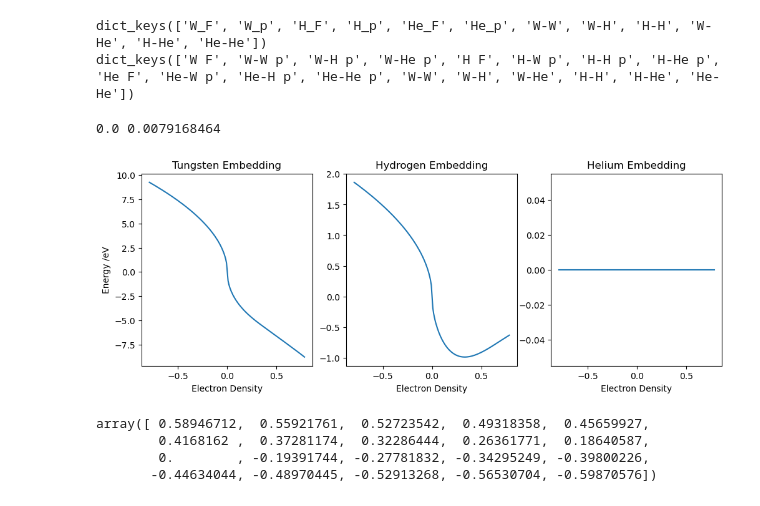
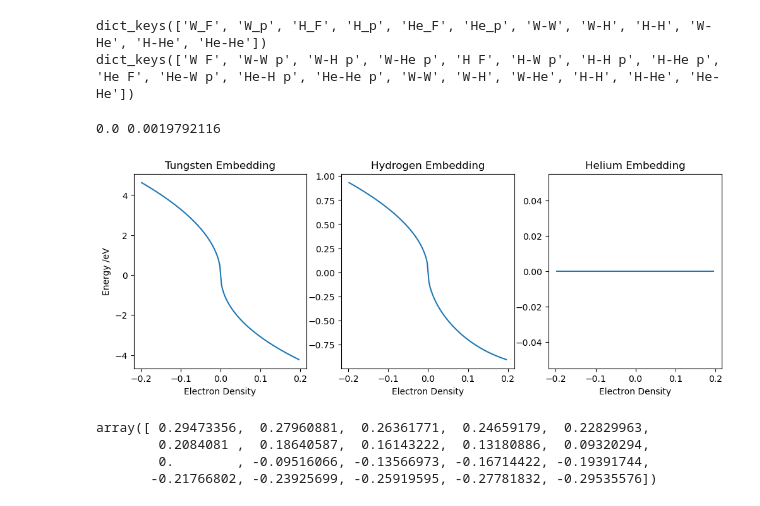
Before and after one commit to Samanyu-T/Lammps_MD, a Jupyter notebook: Jupyter_Notebooks/gen_fs_potfiles.ipynb, the cells around one changed output. Drawn from its saved outputs; the diff is of its cells as text; code cells hidden in the pictures.

```diff
--- a/Jupyter_Notebooks/gen_fs_potfiles.ipynb
+++ b/Jupyter_Notebooks/gen_fs_potfiles.ipynb
@@ -13,7 +13,7 @@ from scipy.optimize import minimize
 os.chdir('/Users/cd8607/Documents/Lammps_MD')
 from scipy.integrate import simpson
 # %%
-pot, potlines, pot_params = Handle_PotFiles.read_pot('git_folder/Potentials/beck.eam.alloy')
+pot, potlines, pot_params = Handle_PotFiles.read_pot('git_folder/Potentials/WHHe_test.eam.alloy')
 
 print(pot.keys())
 
@@ -37,12 +37,12 @@ for key in ['W-W' , 'W-H'   , 'W-He'  , 'H-H', 'H-He'   , 'He-He']:
     pot_fs[key] = pot[key]
 
 print(pot_fs.keys())
-Handle_PotFiles_FS.write_pot(pot_fs, potlines, 'git_folder/Potentials/beck.eam.fs')
+Handle_PotFiles_FS.write_pot(pot_fs, potlines, 'git_folder/Potentials/beck_full.eam.fs')
 # %% [output]
 dict_keys(['W_F', 'W_p', 'H_F', 'H_p', 'He_F', 'He_p', 'W-W', 'W-H', 'H-H', 'W-He', 'H-He', 'He-He'])
 dict_keys(['W F', 'W-W p', 'W-H p', 'W-He p', 'H F', 'H-W p', 'H-H p', 'H-He p', 'He F', 'He-W p', 'He-H p', 'He-He p', 'W-W', 'W-H', 'W-He', 'H-H', 'H-He', 'He-He'])
 # %%
-pot, potlines, pot_params = Handle_PotFiles.read_pot('git_folder/Potentials/beck.eam.alloy')
+pot, potlines, pot_params = Handle_PotFiles.read_pot('git_folder/Potentials/WHHe_test.eam.alloy')
 
 print(pot.keys())
 
@@ -66,12 +66,12 @@ for key in ['W-W' , 'W-H'   , 'W-He'  , 'H-H', 'H-He'   , 'He-He']:
     pot_fs[key] = pot[key]
 
 print(pot_fs.keys())
-Handle_PotFiles_FS.write_pot(pot_fs, potlines, 'git_folder/Potentials/beck.eam.fs')
+Handle_PotFiles_FS.write_pot(pot_fs, potlines, 'git_folder/Potentials/beck_full.eam.fs')
 # %% [output]
 dict_keys(['W_F', 'W_p', 'H_F', 'H_p', 'He_F', 'He_p', 'W-W', 'W-H', 'H-H', 'W-He', 'H-He', 'He-He'])
 dict_keys(['W F', 'W-W p', 'W-H p', 'W-He p', 'H F', 'H-W p', 'H-H p', 'H-He p', 'He F', 'He-W p', 'He-H p', 'He-He p', 'W-W', 'W-H', 'W-He', 'H-H', 'H-He', 'He-He'])
 # %%
-pot, potlines, pot_params = Handle_PotFiles_FS.read_pot('git_folder/Potentials/beck.eam.fs')
+pot, potlines, pot_params = Handle_PotFiles_FS.read_pot('git_folder/Potentials/beck_full.eam.fs')
 
 keys = [
         'W F' , 'W-W p' , 'W-H p' , 'W-He p' ,
@@ -123,43 +123,43 @@ pot_he['H F'] = np.hstack([h_F, pot_he['H F']])
 pot_he['He F'] = np.hstack([he_F, pot_he['He F']])
 
 lines[4] = '   %d   %.10f   %d   %.10f   %.10f   %.10f' % (Nrho, drho, Nr, dr, cutoff, rhomax)
 potlines = '\n'.join(lines)
 
-Handle_PotFiles_He.write_pot(pot_he, potlines, 'git_folder/Potentials/beck.eam.he')
+Handle_PotFiles_He.write_pot(pot_he, potlines, 'git_folder/Potentials/beck_full.eam.he')
 
 # Create a subplot with 1 row and 3 columns
 fig, axs = plt.subplots(1, 3, figsize=(12, 4))
 
 # Plot on the first subplot
 axs[0].plot(rho[400:600], pot_he['W F'][400:600])
 axs[0].set_title('Tungsten Embedding')
 axs[0].set_xlabel('Electron Density')
 axs[0].set_ylabel('Energy /eV')
 
 
 # Plot on the first subplot
 axs[1].plot(rho[400:600], pot_he['H F'][400:600])
 axs[1].set_title('Hydrogen Embedding')
 axs[1].set_xlabel('Electron Density')
 
 
 # Plot on the first subplot
 axs[2].plot(rho[400:600], pot_he['He F'][400:600])
 axs[2].set_title('Helium Embedding')
 axs[2].set_xlabel('Electron Density')
 
 # Display the plot
 plt.show()
 # %% [output]
-0.0 0.0079168464
+0.0 0.0019792116
-[figure, old version]
+[figure, new version]
 # %%
 pot_he['H F'][490:510]
 # %% [output]
-array([ 0.58946712,  0.55921761,  0.52723542,  0.49318358,  0.45659927,
-        0.4168162 ,  0.37281174,  0.32286444,  0.26361771,  0.18640587,
-        0.        , -0.19391744, -0.27781832, -0.34295249, -0.39800226,
-       -0.44634044, -0.48970445, -0.52913268, -0.56530704, -0.59870576])
+array([ 0.29473356,  0.27960881,  0.26361771,  0.24659179,  0.22829963,
+        0.2084081 ,  0.18640587,  0.16143222,  0.13180886,  0.09320294,
+        0.        , -0.09516066, -0.13566973, -0.16714422, -0.19391744,
+       -0.21766802, -0.23925699, -0.25919595, -0.27781832, -0.29535576])
 # %%
 # base = np.loadtxt('dft_base.txt')
 
```
Also changed, not shown: 13 other files.
